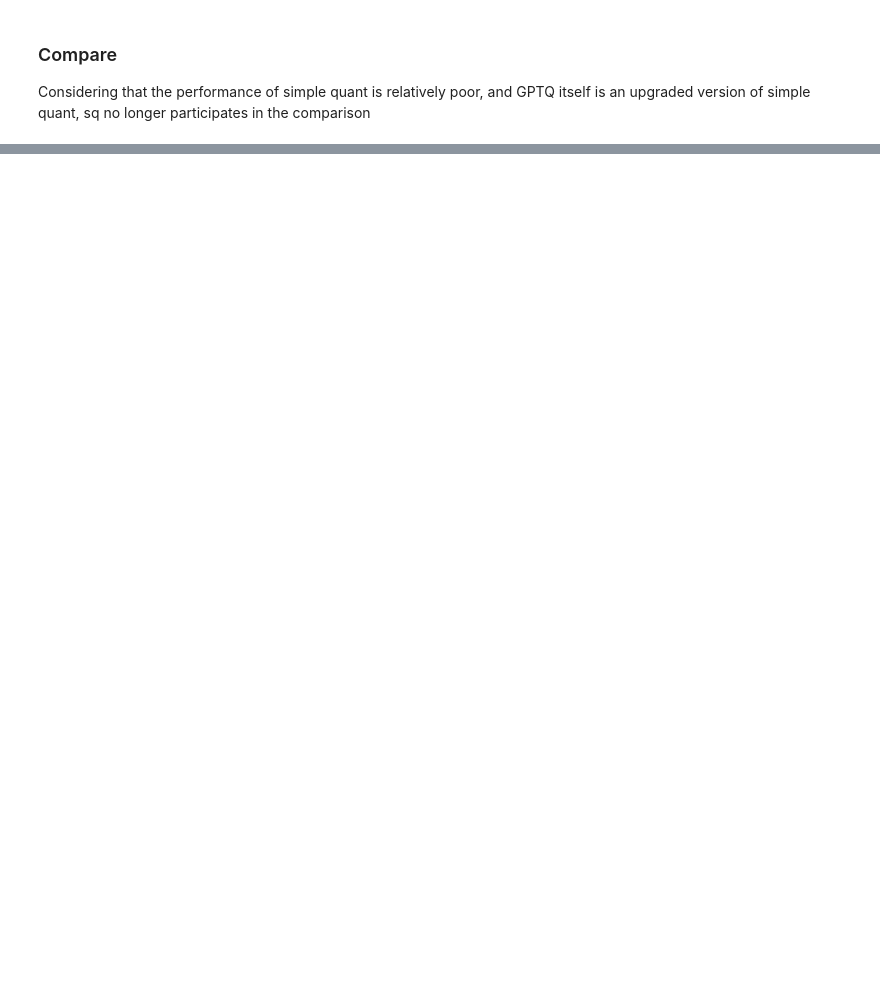
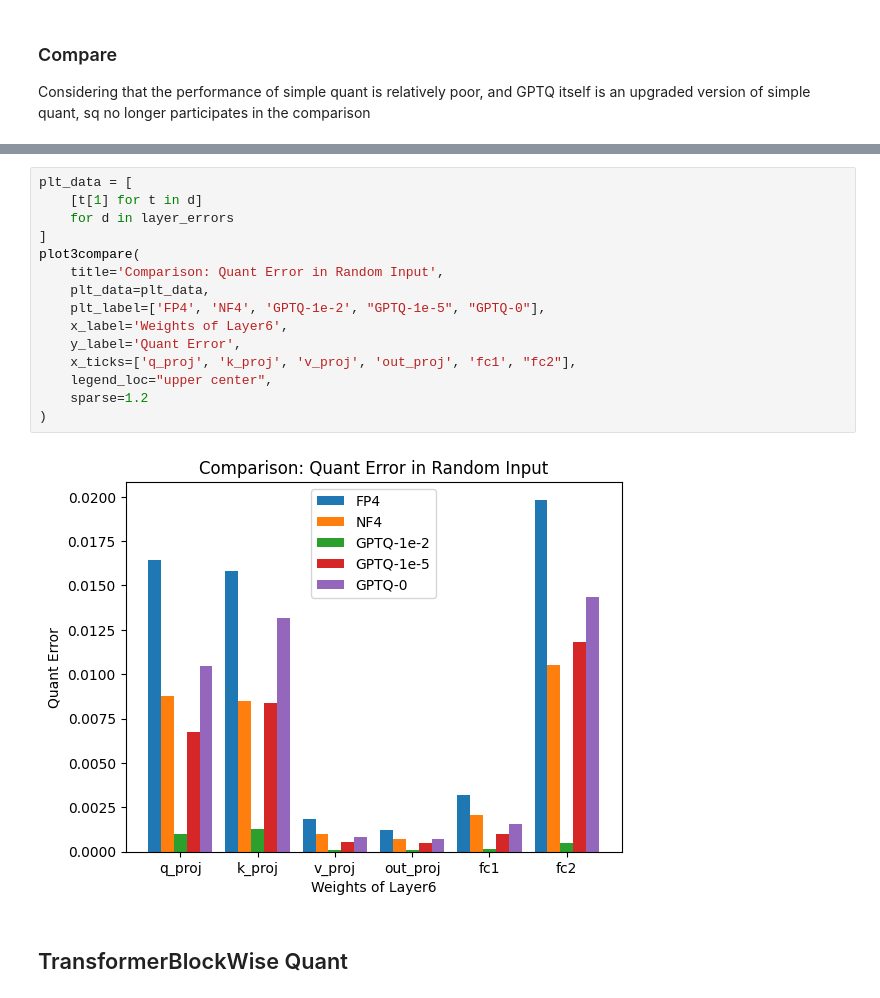
Before and after one commit to cauyxy/bilivideos, a Jupyter notebook: qlora/quant_compare.ipynb, the cells around one changed output, grey strips where cells are left out. Saved outputs shown, nothing was run; the diff lists cells and outputs as text; blank space fills up the shorter version.

```diff
--- a/qlora/quant_compare.ipynb
+++ b/qlora/quant_compare.ipynb
@@ -292,0 +367,19 @@ plt.show()
+# %%
+plt_data = [
+    [t[1] for t in d]
+    for d in layer_errors
+]
+plot3compare(
+    title='Comparison: Quant Error in Random Input',
+    plt_data=plt_data,
+    plt_label=['FP4', 'NF4', 'GPTQ-1e-2', "GPTQ-1e-5", "GPTQ-0"],
+    x_label='Weights of Layer6',
+    y_label='Quant Error',
+    x_ticks=['q_proj', 'k_proj', 'v_proj', 'out_proj', 'fc1', "fc2"],
+    legend_loc="upper center",
+    sparse=1.2
+)
+# %% [output]
+[figure, added]
+# %% [markdown]
+## TransformerBlockWise Quant
```
Also changed, not shown: parts of 31 cells of this notebook.
